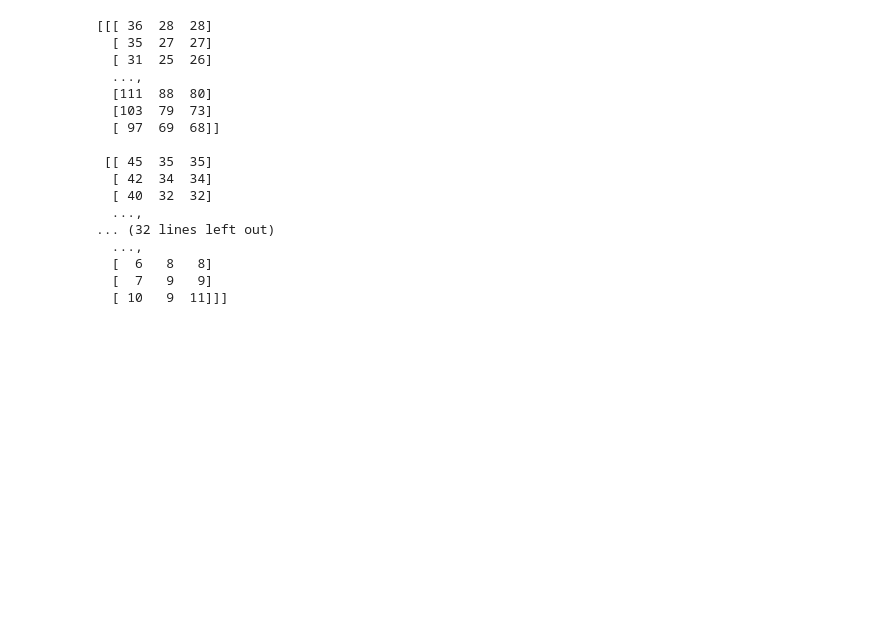
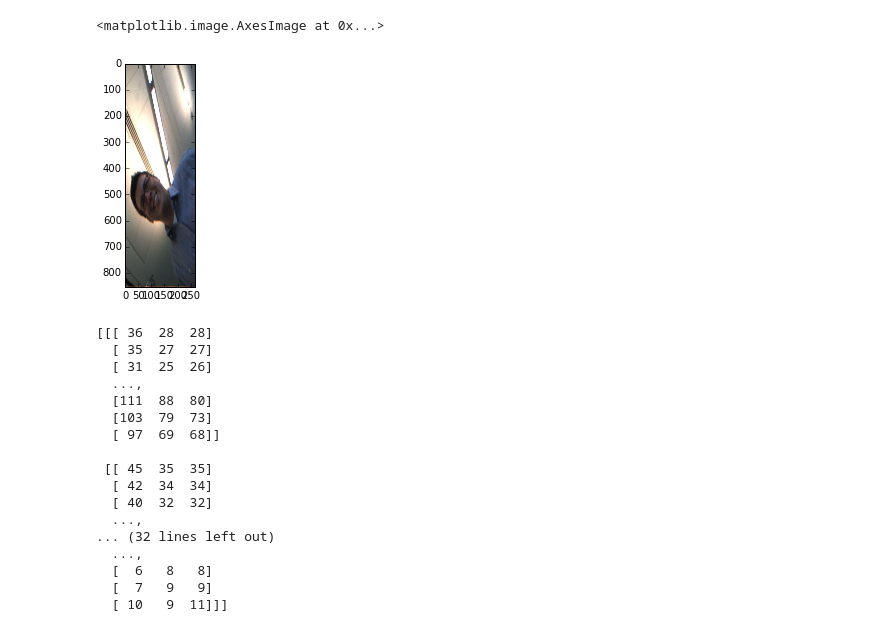
Before and after one commit to quincifer/IPython-Notebook, a Jupyter notebook: Notebooks/Open CV.ipynb, the cells around one changed output. Saved outputs shown, nothing was run; the diff lists cells and outputs as text; code cells hidden in the pictures; blank space fills up the shorter version.

```diff
--- a/Notebooks/Open CV.ipynb
+++ b/Notebooks/Open CV.ipynb
@@ -40,3 +39,13 @@ newPic = picture.image
+# %%
+arr = picture2.pixels
+# %%
+# cv2.resize: resize an image
+# http://docs.opencv.org/modules/imgproc/doc/geometric_transformations.html?highlight=resize#cv2.resize
+newPic = cv2.resize(arr,(arr.shape[1],arr.shape[0]*2))
+plt.imshow(newPic)
+# %% [output]
+<matplotlib.image.AxesImage at 0x...>
+[figure, added]
 # %%
 #creates an array of PIL image
 arr = numpy.array(newPic)
```
Also changed, not shown: parts of 6 cells of this notebook.
